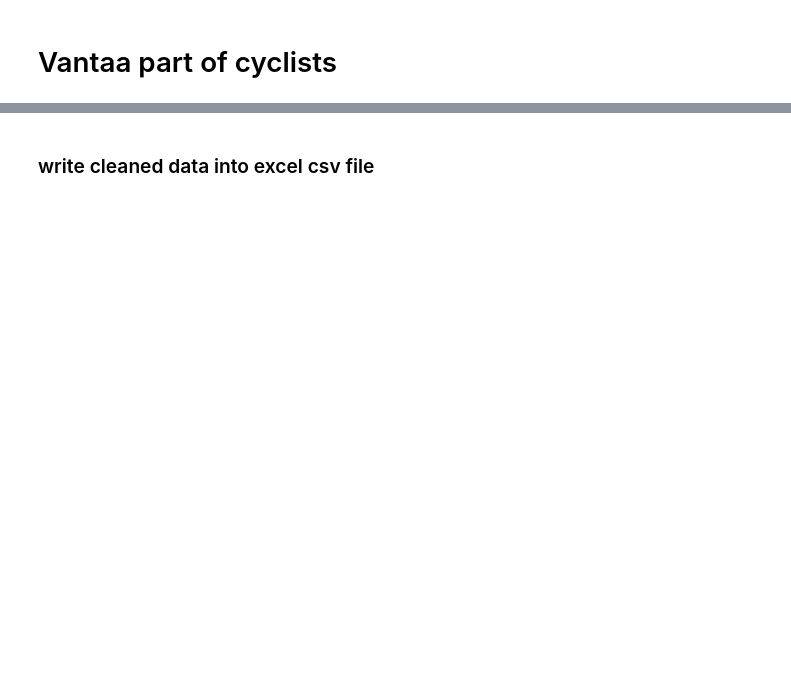
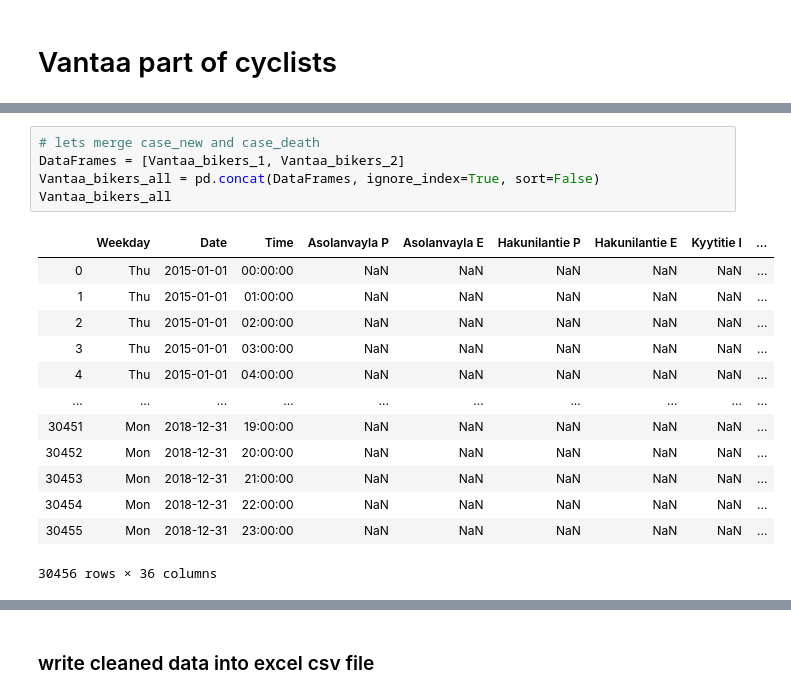
Before and after one commit to srenoes/ShortCut-HSL-group-work, a Jupyter notebook: Katariina/VantaaBikers_Katariina.ipynb, the cells around one changed output, grey strips where cells are left out. Drawn from its saved outputs; the diff is of its cells as text; blank space fills up the shorter version.

```diff
--- a/Katariina/VantaaBikers_Katariina.ipynb
+++ b/Katariina/VantaaBikers_Katariina.ipynb
@@ -144,0 +211,19 @@ VANTAA_bikers
+# %%
+# lets merge case_new and case_death
+DataFrames = [Vantaa_bikers_1, Vantaa_bikers_2]
+Vantaa_bikers_all = pd.concat(DataFrames, ignore_index=True, sort=False)
+Vantaa_bikers_all
+# %% [output]
+|  | Weekday | Date | Time | Asolanvayla P | Asolanvayla E | Hakunilantie P | Hakunilantie E | Kyytitie I | ... |
+| 0 | Thu | 2015-01-01 | 00:00:00 | NaN | NaN | NaN | NaN | NaN | ... |
+| 1 | Thu | 2015-01-01 | 01:00:00 | NaN | NaN | NaN | NaN | NaN | ... |
+| 2 | Thu | 2015-01-01 | 02:00:00 | NaN | NaN | NaN | NaN | NaN | ... |
+| 3 | Thu | 2015-01-01 | 03:00:00 | NaN | NaN | NaN | NaN | NaN | ... |
+| 4 | Thu | 2015-01-01 | 04:00:00 | NaN | NaN | NaN | NaN | NaN | ... |
+| ... | ... | ... | ... | ... | ... | ... | ... | ... | ... |
+| 30451 | Mon | 2018-12-31 | 19:00:00 | NaN | NaN | NaN | NaN | NaN | ... |
+| 30452 | Mon | 2018-12-31 | 20:00:00 | NaN | NaN | NaN | NaN | NaN | ... |
+| 30453 | Mon | 2018-12-31 | 21:00:00 | NaN | NaN | NaN | NaN | NaN | ... |
+| 30454 | Mon | 2018-12-31 | 22:00:00 | NaN | NaN | NaN | NaN | NaN | ... |
+| 30455 | Mon | 2018-12-31 | 23:00:00 | NaN | NaN | NaN | NaN | NaN | ... |
+30456 rows × 36 columns
```
Also changed, not shown: parts of 18 cells of this notebook, 1 other file.
